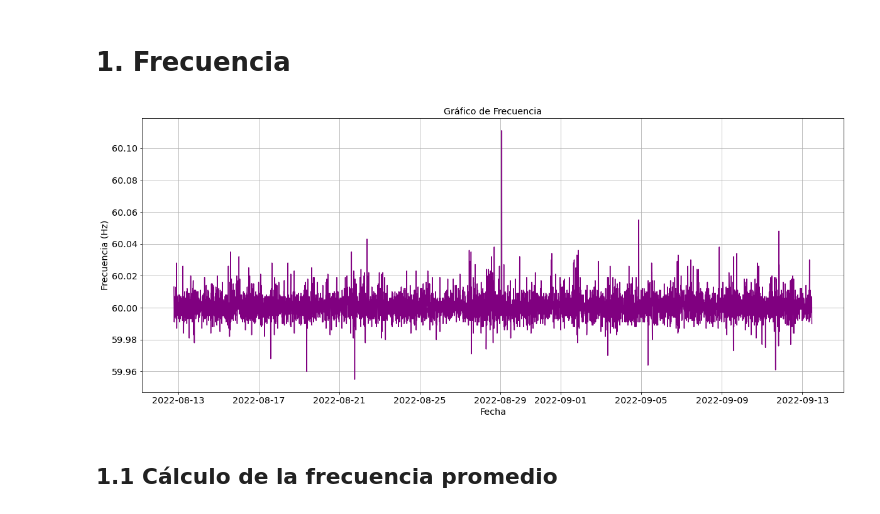
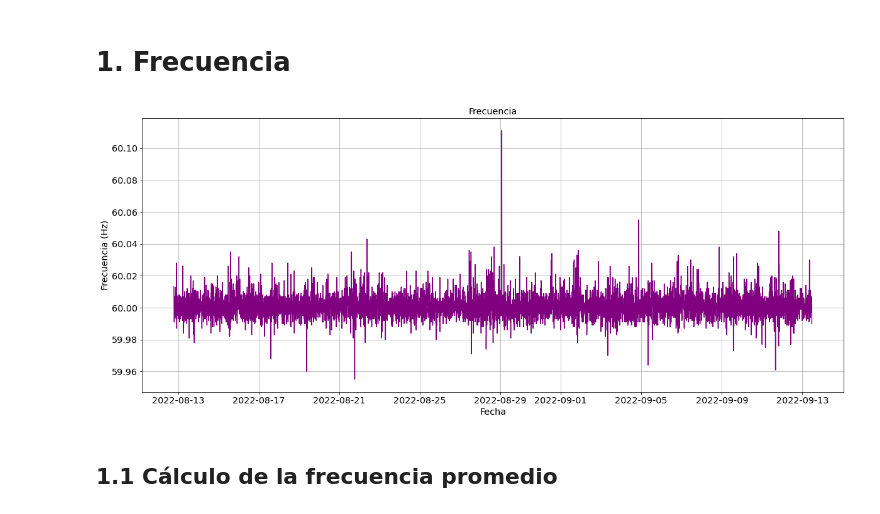
Before and after one commit to anghelcast/pqdata_samples, a Jupyter notebook: PQDATA_Top/PQDATA_TOP.ipynb, the cells around one changed output. Saved outputs shown, nothing was run; the diff lists cells and outputs as text; code cells hidden in the pictures.

```diff
--- a/PQDATA_Top/PQDATA_TOP.ipynb
+++ b/PQDATA_Top/PQDATA_TOP.ipynb
@@ -76,15 +76,15 @@ df5.head()
 # %%
 plt.figure(figsize=(20,8))
 x1= df1['Fecha']
 freq= df1['Freq']
 plt.plot(x1, freq, color='purple', label='Frecuencia (Hz)')
 
-plt.title('Gráfico de Frecuencia')
+plt.title('Frecuencia')
 plt.xlabel('Fecha')
 plt.ylabel('Frecuencia (Hz)')
 plt.grid()
 # %% [output]
-[figure, old version]
+[figure, new version]
 # %% [markdown]
 ## 1.1 Cálculo de la frecuencia promedio
 # %%
```
Also changed, not shown: parts of 5 cells of this notebook.
